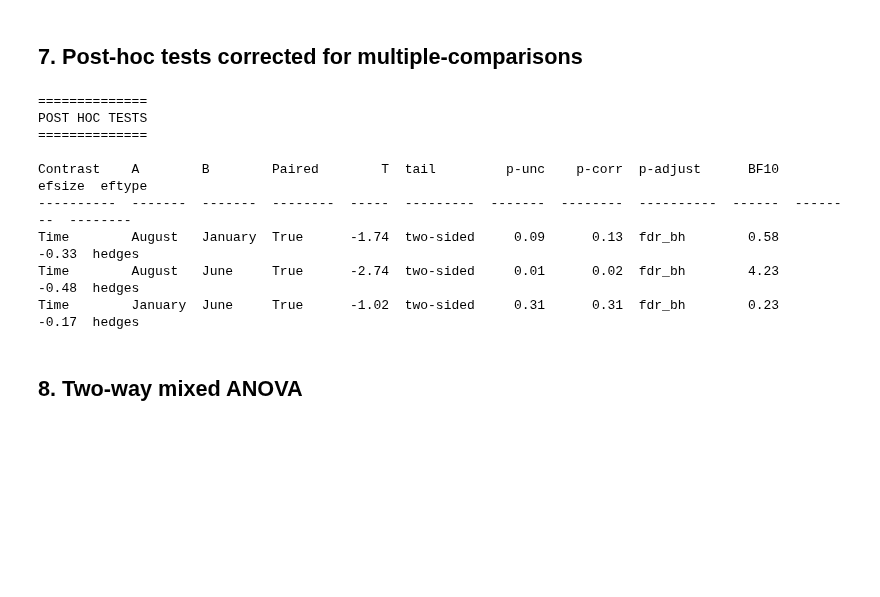
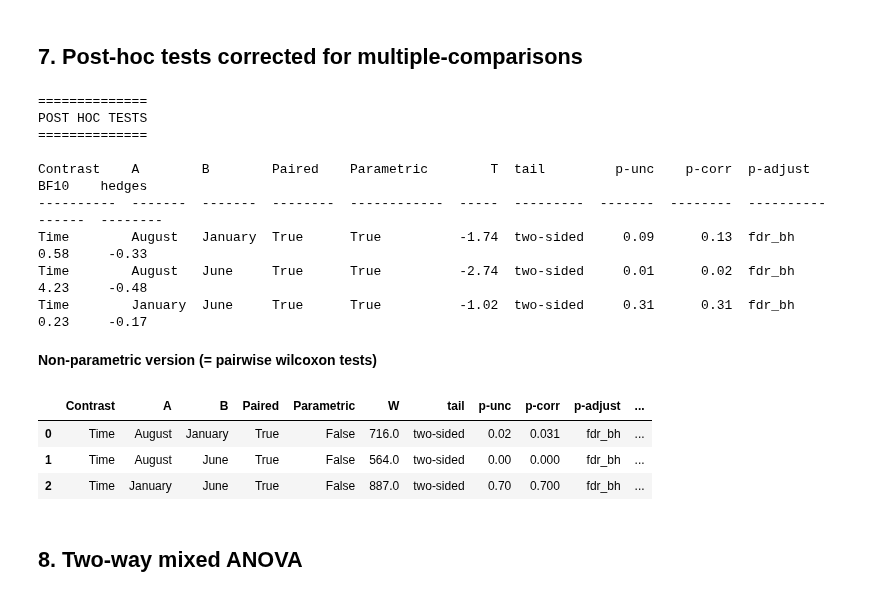
Before and after one commit to raphaelvallat/pingouin, a Jupyter notebook: notebooks/00_QuickStart.ipynb, the cells around one changed output. Drawn from its saved outputs; the diff is of its cells as text; code cells hidden in the pictures; blank space fills up the shorter version.

```diff
--- a/notebooks/00_QuickStart.ipynb
+++ b/notebooks/00_QuickStart.ipynb
@@ -69,7 +69,7 @@ pg.rm_anova(data=df, dv='Scores', within='Time', subject='Subject', detailed=Tru
 # %%
 # FDR-corrected post hocs with Hedges'g effect size
 posthoc = pg.pairwise_ttests(data=df, dv='Scores', within='Time', subject='Subject',
-                             padjust='fdr_bh', effsize='hedges')
+                             parametric=True, padjust='fdr_bh', effsize='hedges')
 
 # Pretty printing of table
 pg.print_table(posthoc, floatfmt='.2f')
@@ -78,11 +78,22 @@ pg.print_table(posthoc, floatfmt='.2f')
 POST HOC TESTS
 ==============
 
-Contrast    A        B        Paired        T  tail         p-unc    p-corr  p-adjust      BF10    efsize  eftype
-----------  -------  -------  --------  -----  ---------  -------  --------  ----------  ------  --------  --------
-Time        August   January  True      -1.74  two-sided     0.09      0.13  fdr_bh        0.58     -0.33  hedges
-Time        August   June     True      -2.74  two-sided     0.01      0.02  fdr_bh        4.23     -0.48  hedges
-Time        January  June     True      -1.02  two-sided     0.31      0.31  fdr_bh        0.23     -0.17  hedges
+Contrast    A        B        Paired    Parametric        T  tail         p-unc    p-corr  p-adjust      BF10    hedges
+----------  -------  -------  --------  ------------  -----  ---------  -------  --------  ----------  ------  --------
+Time        August   January  True      True          -1.74  two-sided     0.09      0.13  fdr_bh        0.58     -0.33
+Time        August   June     True      True          -2.74  two-sided     0.01      0.02  fdr_bh        4.23     -0.48
+Time        January  June     True      True          -1.02  two-sided     0.31      0.31  fdr_bh        0.23     -0.17
+# %% [markdown]
+**Non-parametric version (= pairwise wilcoxon tests)**
+# %%
+# FDR-corrected post hocs with Hedges'g effect size
+pg.pairwise_ttests(data=df, dv='Scores', within='Time', subject='Subject',
+                   parametric=False, padjust='fdr_bh', effsize='hedges').round(3)
+# %% [output]
+|  | Contrast | A | B | Paired | Parametric | W | tail | p-unc | p-corr | p-adjust | ... |
+| 0 | Time | August | January | True | False | 716.0 | two-sided | 0.02 | 0.031 | fdr_bh | ... |
+| 1 | Time | August | June | True | False | 564.0 | two-sided | 0.00 | 0.000 | fdr_bh | ... |
+| 2 | Time | January | June | True | False | 887.0 | two-sided | 0.70 | 0.700 | fdr_bh | ... |
 # %% [markdown]
 ## 8. Two-way mixed ANOVA
 # %%
```
Also changed, not shown: parts of 2 cells of this notebook, 13 other files.
